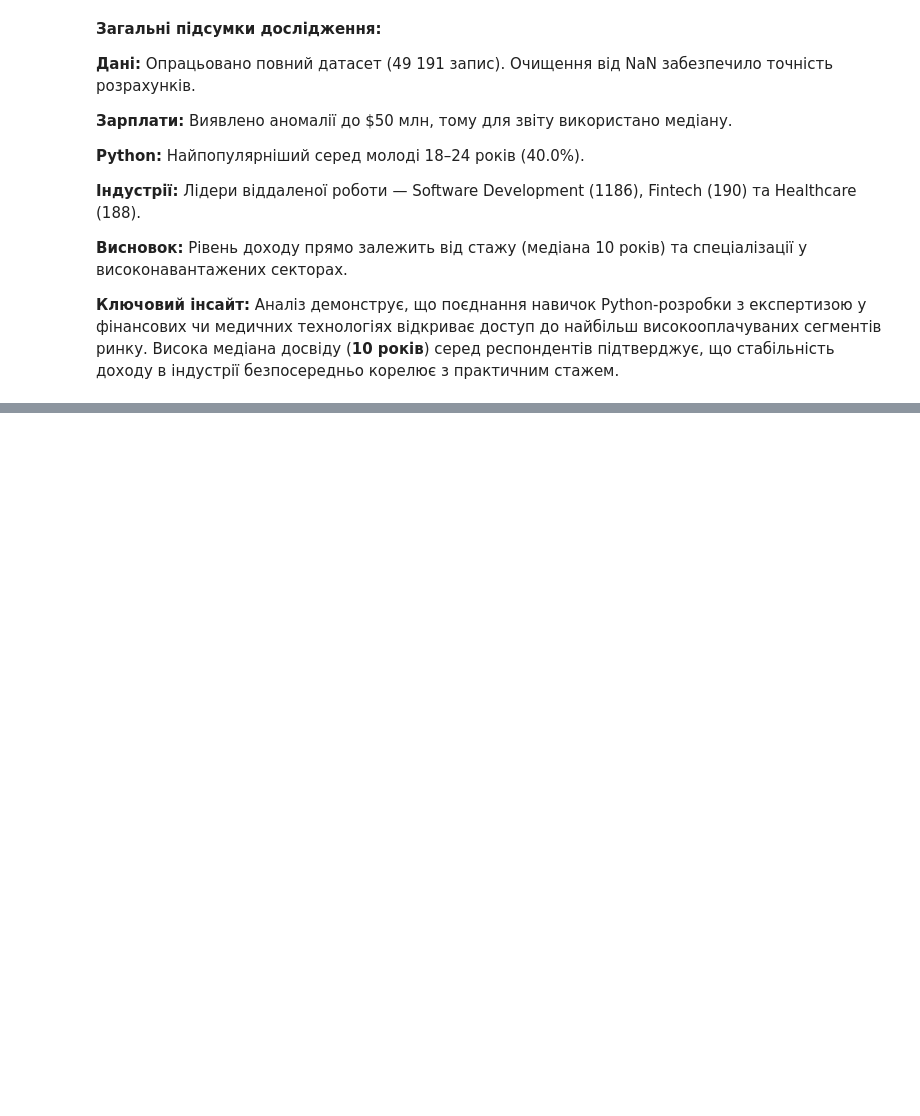
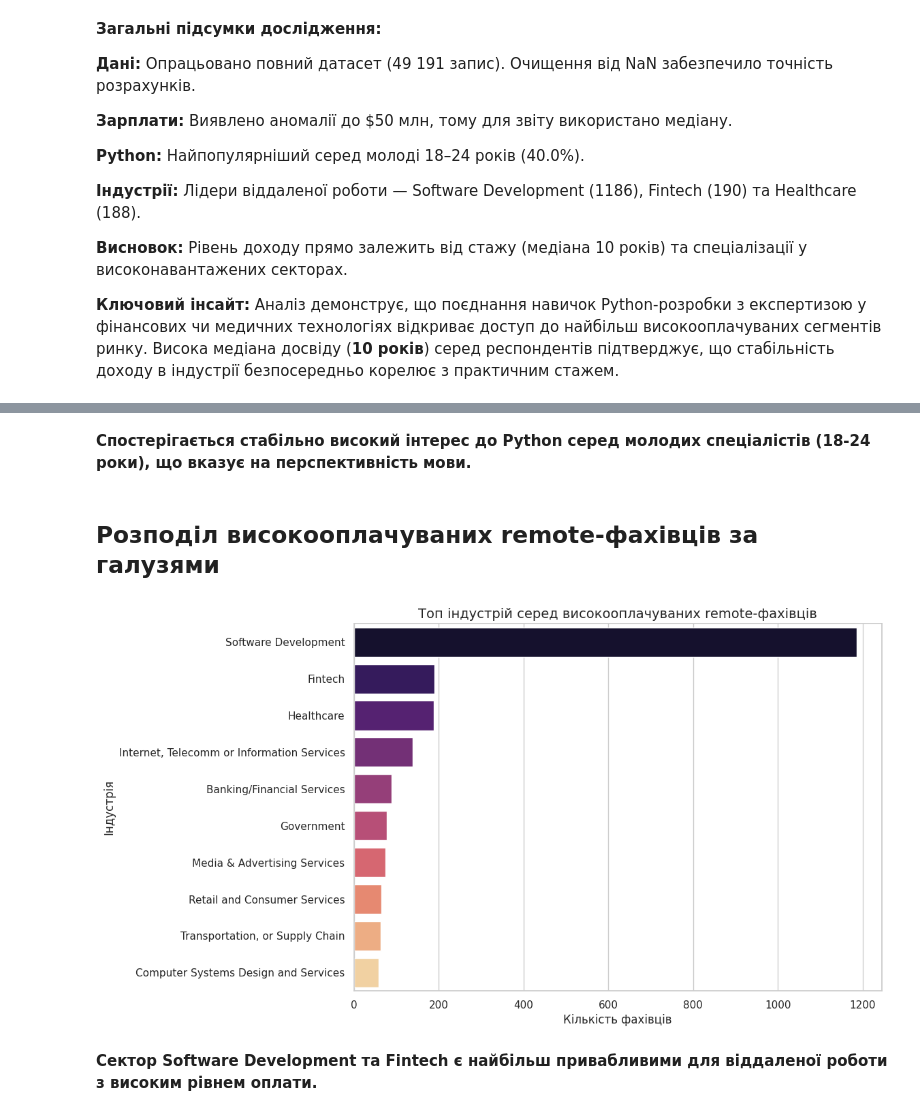
Before and after one commit to s107geo-svg/Data-Analytics-Projects, a Jupyter notebook: Salary_Trends_Analysis.ipynb, the cells around one changed output, grey strips where cells are left out. Drawn from its saved outputs; the diff is of its cells as text; code cells hidden in the pictures; blank space fills up the shorter version.

```diff
--- a/Salary_Trends_Analysis.ipynb
+++ b/Salary_Trends_Analysis.ipynb
@@ -218,0 +368,24 @@ industries_top_remote
+# %% [markdown]
+**Спостерігається стабільно високий інтерес до Python серед молодих спеціалістів (18-24 роки), що вказує на перспективність мови.**
+# %% [markdown]
+## **Розподіл високооплачуваних remote-фахівців за галузями**
+# %%
+plt.figure(figsize=(10, 7))
+top_industries = industries_top_remote.head(10)
+
+# Додаємо hue='Індустрія' та legend=False
+sns.barplot(
+    data=top_industries,
+    x='Кількість фахівців',
+    y='Індустрія',
+    palette='magma',
+    hue='Індустрія',
+    legend=False
+)
+
+plt.title('Топ індустрій серед високооплачуваних remote-фахівців', fontsize=14)
+plt.show()
+# %% [output]
+[figure, added]
+# %% [markdown]
+**Сектор Software Development та Fintech є найбільш привабливими для віддаленої роботи з високим рівнем оплати.**
```
Also changed, not shown: parts of 19 cells of this notebook.
